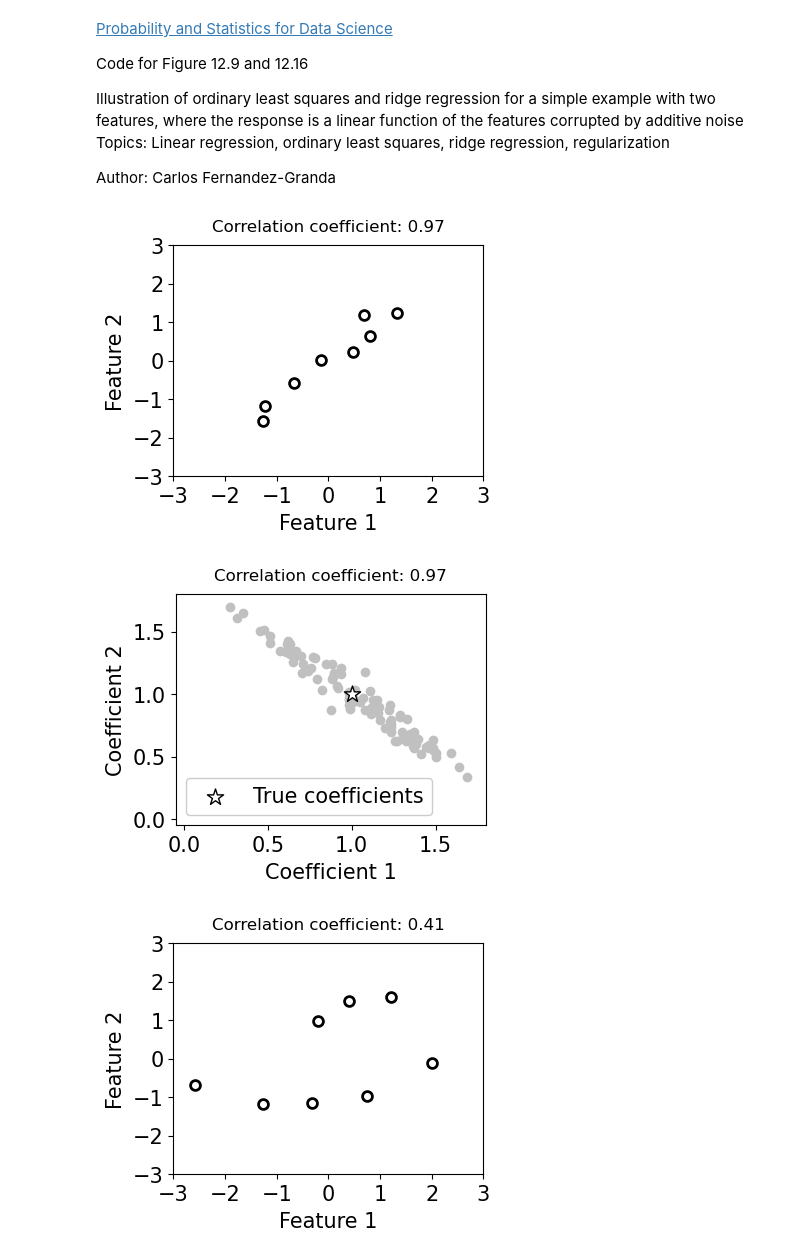
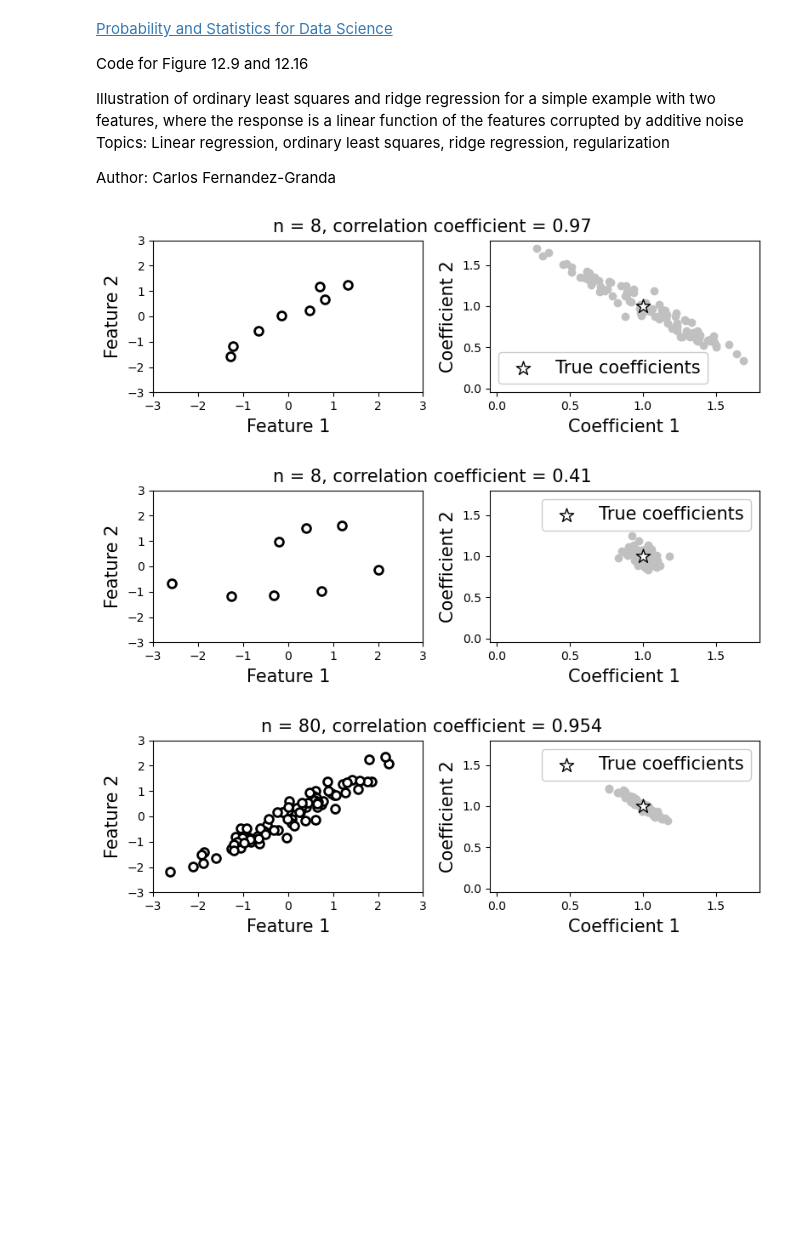
Before and after one commit to cfgranda/ps4ds, a Jupyter notebook: regression_classification/two_features_OLS_ridge_regression.ipynb, the cells around one changed output. Cells and saved outputs as stored; diff of their text form; code cells hidden in the pictures; blank space fills up the shorter version.

```diff
--- a/regression_classification/two_features_OLS_ridge_regression.ipynb
+++ b/regression_classification/two_features_OLS_ridge_regression.ipynb
@@ -39,53 +39,51 @@ n_vals = [8,80]
 rho_vals = np.array([0.95,0.5])
 
 true_beta = np.array([1,1])
 
 for ind_n,n in enumerate(n_vals):
 
     for ind_rho,rho in enumerate(rho_vals):
         cov_matrix = np.array([[1,rho],[rho,1]])
         eigvals_cov,eigvecs_cov = np.linalg.eig(cov_matrix)
         coloring_matrix = eigvecs_cov @ np.diag(np.sqrt(eigvals_cov))
         iid_gaussian = rng.standard_normal(size=(2,n))
         X_raw = coloring_matrix @ iid_gaussian
         X = X_raw - X_raw.mean(axis=1, keepdims=True)
 
         if ind_rho == 0 and ind_n == 0:
             X_multicollinearity = X
 
-        plt.figure(figsize=(4,3))
-        plt.scatter(X[0,:],X[1,:],s=msize,color="white",edgecolor='black',lw=2, rasterized=True)
-        plt.xticks(fontsize=font_size_ticks)
-        plt.yticks(fontsize=font_size_ticks)
-        plt.ylim([ymin,ymax])
-        plt.xlim([xmin,xmax])
-        plt.xlabel('Feature 1',fontsize=font_size,labelpad = 5)
-        plt.ylabel('Feature 2',fontsize=font_size,labelpad = 5)
-        plt.title("Correlation coefficient: " + str(np.round(np.corrcoef(X)[0,1],3)),pad=10)
+        fig, axes = plt.subplots(1, 2, figsize=(8,3),width_ratios=[1,1])
+        fig.suptitle("n = " + str(n) + ", correlation coefficient = " + str(np.round(np.corrcoef(X)[0,1],3)),fontsize=font_size,y = 0.9)
+
+        axes[0].scatter(X[0,:],X[1,:],s=msize,color="white",edgecolor='black',lw=2, rasterized=True)
+        axes[0].set_ylim([ymin,ymax])
+        axes[0].set_xlim([xmin,xmax])
+        axes[0].set_xlabel('Feature 1',fontsize=font_size,labelpad = 5)
+        axes[0].set_ylabel('Feature 2',fontsize=font_size,labelpad = 5)
 
         betas = np.zeros((reps,2))
 
         for ind in range(reps):
 
             z = sigma * rng.standard_normal(n)
             y = X.T @ true_beta + z
 
             linear_model = LinearRegression(fit_intercept=False).fit(X.T, y)
 
             betas[ind,:] = linear_model.coef_
 
-        plt.figure(figsize=(4,3))
-        plt.scatter(betas[:,0],betas[:,1],s=msize/2,color="silver",edgecolor='silver',lw=2, rasterized=True)
-        plt.scatter(true_beta[0],true_beta[1],s=3*msize,color="white",edgecolor='black',lw=1,marker="*", label="True coefficients")
-        plt.xticks(tick_aux,fontsize=font_size_ticks)
-        plt.yticks(tick_aux,fontsize=font_size_ticks)
-        plt.ylim([beta_min,beta_max])
-        plt.xlim([beta_min,beta_max])
-        plt.xlabel('Coefficient 1',fontsize=font_size,labelpad = 5)
-        plt.ylabel('Coefficient 2',fontsize=font_size,labelpad = 5)
-        plt.legend(fontsize=font_size,framealpha=1)
-        plt.title("Correlation coefficient: " + str(np.round(np.corrcoef(X)[0,1],3)),pad=10);
+        axes[1].scatter(betas[:,0],betas[:,1],s=msize/2,color="silver",edgecolor='silver',lw=2, rasterized=True)
+        axes[1].scatter(true_beta[0],true_beta[1],s=3*msize,color="white",edgecolor='black',lw=1,marker="*", label="True coefficients")
+        axes[1].set_xticks(tick_aux)
+        axes[1].set_yticks(tick_aux)
+        axes[1].set_ylim([beta_min,beta_max])
+        axes[1].set_xlim([beta_min,beta_max])
+        axes[1].set_xlabel('Coefficient 1',fontsize=font_size,labelpad = 5)
+        axes[1].set_ylabel('Coefficient 2',fontsize=font_size,labelpad = 5)
+        axes[1].legend(fontsize=font_size,framealpha=1)
+        plt.tight_layout();
 # %% [output]
-[figure, old version]
+[figure, new version]
-[figure, old version]
+[figure, new version]
-[figure, old version]
+[figure, new version]
```
Also changed, not shown: parts of 2 cells of this notebook, 8 other files.
